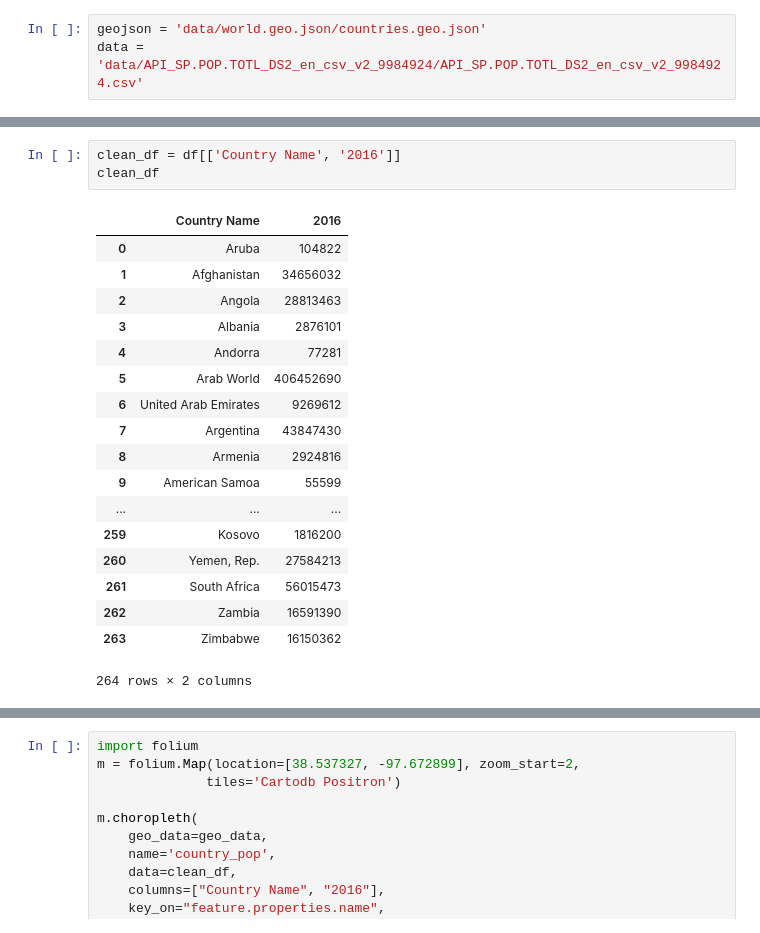
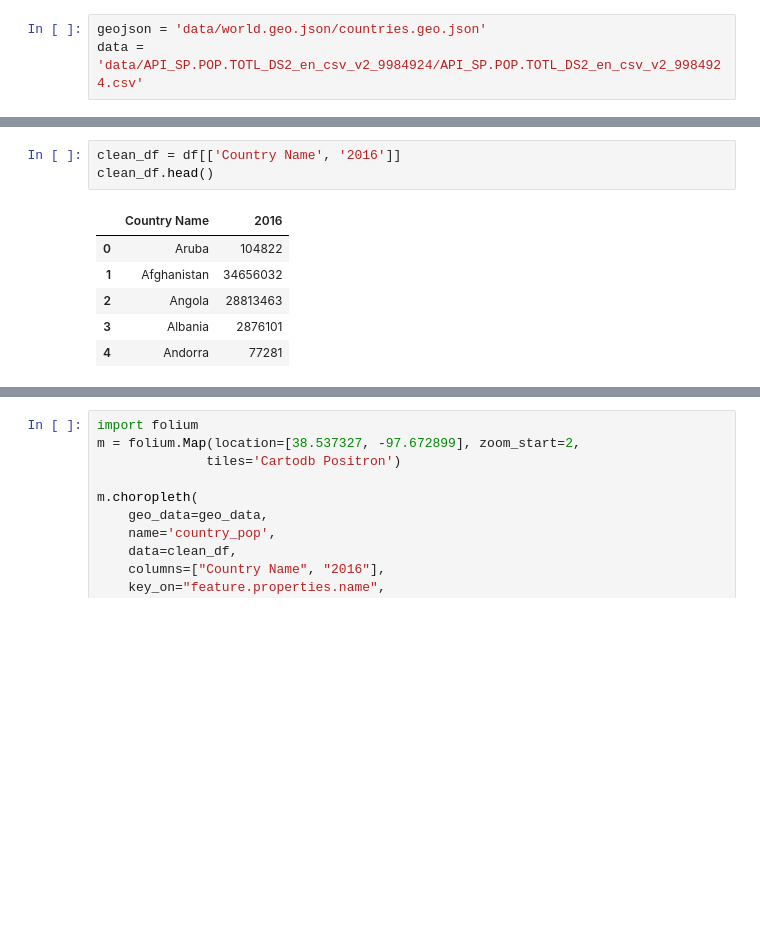
Before and after one commit to bdubz14/IXperience, a Jupyter notebook: homework/week2/day6/Data Visualization Assignment.ipynb, the cells around one changed output, grey strips where cells are left out. Cells and saved outputs as stored; diff of their text form; blank space fills up the shorter version.

```diff
--- a/homework/week2/day6/Data Visualization Assignment.ipynb
+++ b/homework/week2/day6/Data Visualization Assignment.ipynb
@@ -43,25 +32,13 @@ df
 # %%
 clean_df = df[['Country Name', '2016']]
-clean_df
+clean_df.head()
 # %% [output]
 |  | Country Name | 2016 |
 | 0 | Aruba | 104822 |
 | 1 | Afghanistan | 34656032 |
 | 2 | Angola | 28813463 |
 | 3 | Albania | 2876101 |
 | 4 | Andorra | 77281 |
-| 5 | Arab World | 406452690 |
-| 6 | United Arab Emirates | 9269612 |
-| 7 | Argentina | 43847430 |
-| 8 | Armenia | 2924816 |
-| 9 | American Samoa | 55599 |
-| ... | ... | ... |
-| 259 | Kosovo | 1816200 |
-| 260 | Yemen, Rep. | 27584213 |
-| 261 | South Africa | 56015473 |
-| 262 | Zambia | 16591390 |
-| 263 | Zimbabwe | 16150362 |
-264 rows × 2 columns
 # %%
 import json
 with open(geojson, errors="ignore") as fname:
```
Also changed, not shown: parts of 2 cells of this notebook, 4 other files.
